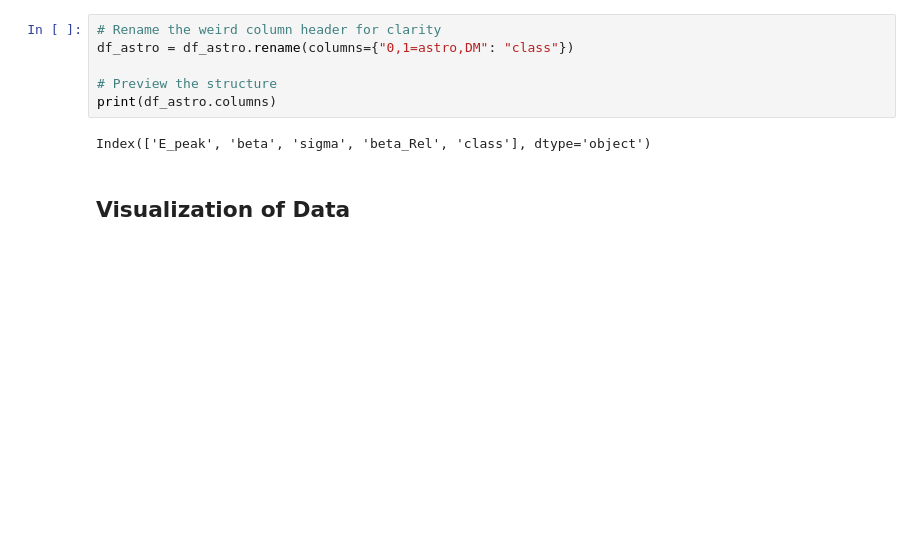
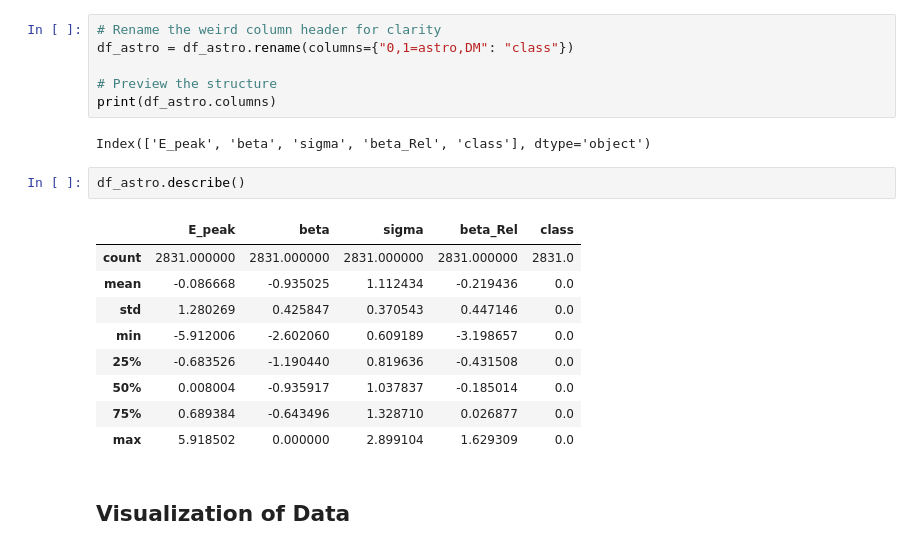
Before and after one commit to martacanirome4/DarkMatter_ML_TFG, a Jupyter notebook: notebooks/OneClassSVM.ipynb, the cells around one changed output. Saved outputs shown, nothing was run; the diff lists cells and outputs as text; blank space fills up the shorter version.

```diff
--- a/notebooks/OneClassSVM.ipynb
+++ b/notebooks/OneClassSVM.ipynb
@@ -32,6 +32,18 @@ df_astro = df_astro.rename(columns={"0,1=astro,DM": "class"})
 print(df_astro.columns)
 # %% [output]
 Index(['E_peak', 'beta', 'sigma', 'beta_Rel', 'class'], dtype='object')
+# %%
+df_astro.describe()
+# %% [output]
+|  | E_peak | beta | sigma | beta_Rel | class |
+| count | 2831.000000 | 2831.000000 | 2831.000000 | 2831.000000 | 2831.0 |
+| mean | -0.086668 | -0.935025 | 1.112434 | -0.219436 | 0.0 |
+| std | 1.280269 | 0.425847 | 0.370543 | 0.447146 | 0.0 |
+| min | -5.912006 | -2.602060 | 0.609189 | -3.198657 | 0.0 |
+| 25% | -0.683526 | -1.190440 | 0.819636 | -0.431508 | 0.0 |
+| 50% | 0.008004 | -0.935917 | 1.037837 | -0.185014 | 0.0 |
+| 75% | 0.689384 | -0.643496 | 1.328710 | 0.026877 | 0.0 |
+| max | 5.918502 | 0.000000 | 2.899104 | 1.629309 | 0.0 |
 # %% [markdown]
 ## Visualization of Data
 # %%
```
Also changed, not shown: parts of 14 cells of this notebook.
